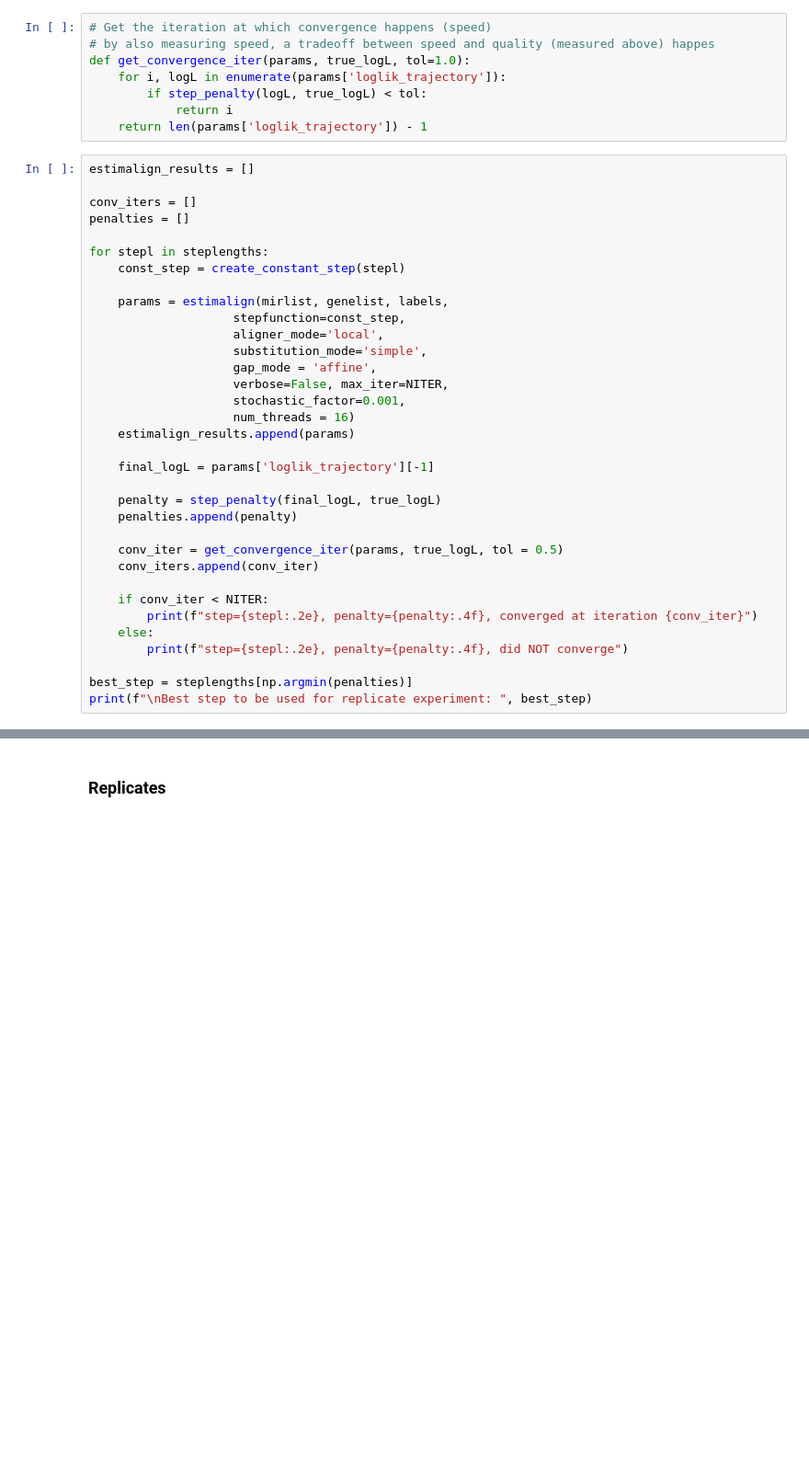
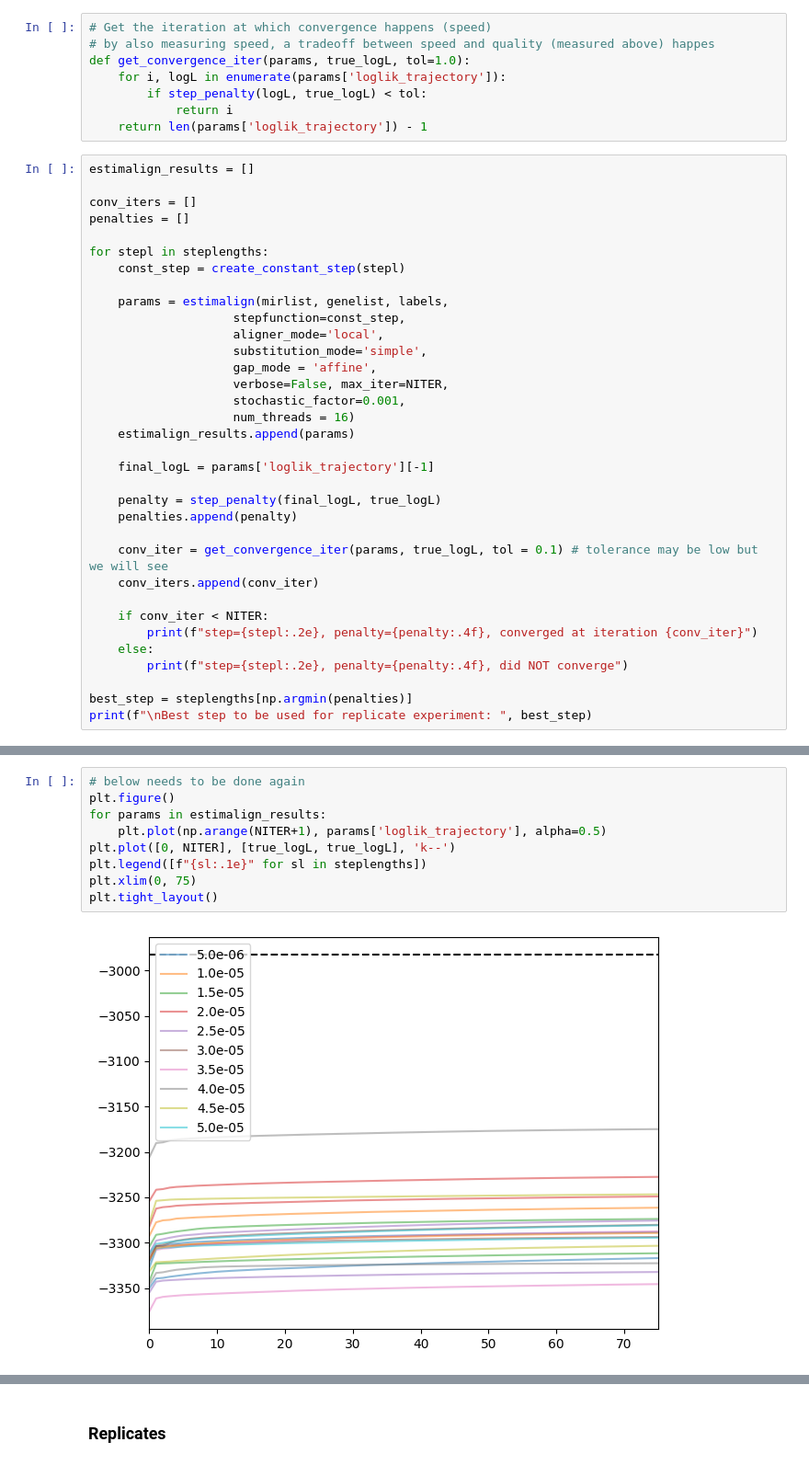
Before and after one commit to BioGeMT/DiscrimAlign, a Jupyter notebook: DNA_Simulations_Dave.ipynb, the cells around one changed output, grey strips where cells are left out. Shown at 92% size. Cells and saved outputs as stored; diff of their text form; blank space fills up the shorter version.

```diff
--- a/DNA_Simulations_Dave.ipynb
+++ b/DNA_Simulations_Dave.ipynb
@@ -310,7 +365,7 @@ for stepl in steplengths:
     penalty = step_penalty(final_logL, true_logL)
     penalties.append(penalty)
 
-    conv_iter = get_convergence_iter(params, true_logL, tol = 0.5)
+    conv_iter = get_convergence_iter(params, true_logL, tol = 0.1) # tolerance may be low but we will see
     conv_iters.append(conv_iter)
 
     if conv_iter < NITER:
@@ -331,3 +401,14 @@ plt.tight_layout()
+# %%
+# below needs to be done again
+plt.figure()
+for params in estimalign_results:
+    plt.plot(np.arange(NITER+1), params['loglik_trajectory'], alpha=0.5)
+plt.plot([0, NITER], [true_logL, true_logL], 'k--')
+plt.legend([f"{sl:.1e}" for sl in steplengths])
+plt.xlim(0, 75)
+plt.tight_layout()
+# %% [output]
+[figure, added]
 # %%
 plt.figure()
 for params in estimalign_results:
```
Also changed, not shown: parts of 30 cells of this notebook.
